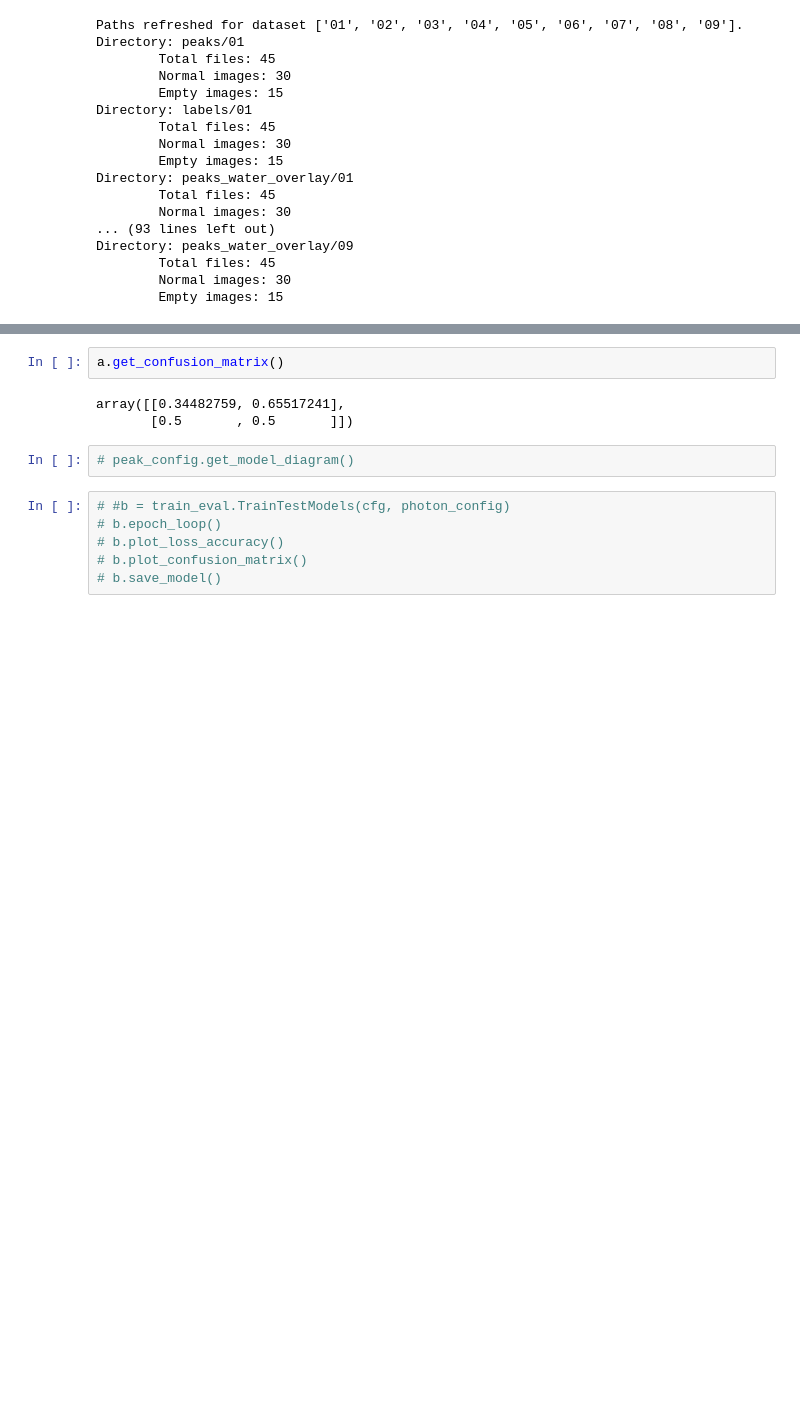
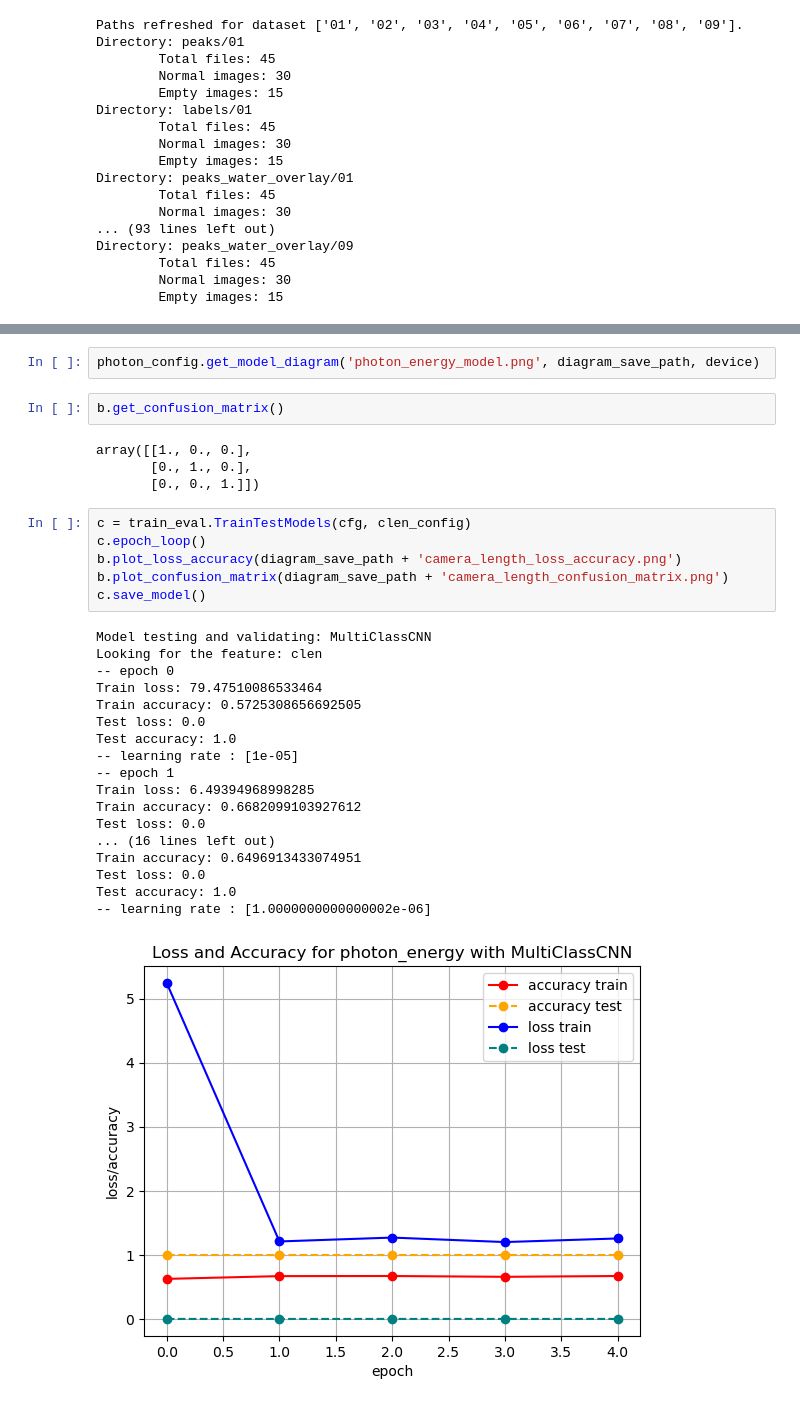
Before and after one commit to adamkurth/cxls_hitfinder, a Jupyter notebook: cnn/src/test_Everett.ipynb, the cells around one changed output, grey strips where cells are left out. Drawn from its saved outputs; the diff is of its cells as text; blank space fills up the shorter version.

```diff
--- a/cnn/src/test_Everett.ipynb
+++ b/cnn/src/test_Everett.ipynb
@@ -152,13 +177,33 @@ OutOfMemoryError: CUDA out of memory. Tried to allocate 686.00 MiB. GPU 0 has a
+# %%
+photon_config.get_model_diagram('photon_energy_model.png', diagram_save_path, device)
 # %%
-a.get_confusion_matrix()
+b.get_confusion_matrix()
 # %% [output]
-array([[0.34482759, 0.65517241],
-       [0.5       , 0.5       ]])
+array([[1., 0., 0.],
+       [0., 1., 0.],
+       [0., 0., 1.]])
-# %%
-# peak_config.get_model_diagram()
 # %%
-# #b = train_eval.TrainTestModels(cfg, photon_config)
-# b.epoch_loop()
-# b.plot_loss_accuracy()
-# b.plot_confusion_matrix()
-# b.save_model()
+c = train_eval.TrainTestModels(cfg, clen_config)
+c.epoch_loop()
+b.plot_loss_accuracy(diagram_save_path + 'camera_length_loss_accuracy.png')
+b.plot_confusion_matrix(diagram_save_path + 'camera_length_confusion_matrix.png')
+c.save_model()
+# %% [output]
+Model testing and validating: MultiClassCNN
+Looking for the feature: clen
+-- epoch 0
+Train loss: 79.47510086533464
+Train accuracy: 0.5725308656692505
+Test loss: 0.0
+Test accuracy: 1.0
+-- learning rate : [1e-05]
+-- epoch 1
+Train loss: 6.49394968998285
+Train accuracy: 0.6682099103927612
+Test loss: 0.0
+... (16 lines left out)
+Train accuracy: 0.6496913433074951
+Test loss: 0.0
+Test accuracy: 1.0
+-- learning rate : [1.0000000000000002e-06]
+[figure, added]
```
Also changed, not shown: parts of 13 cells of this notebook, 12 other files.
